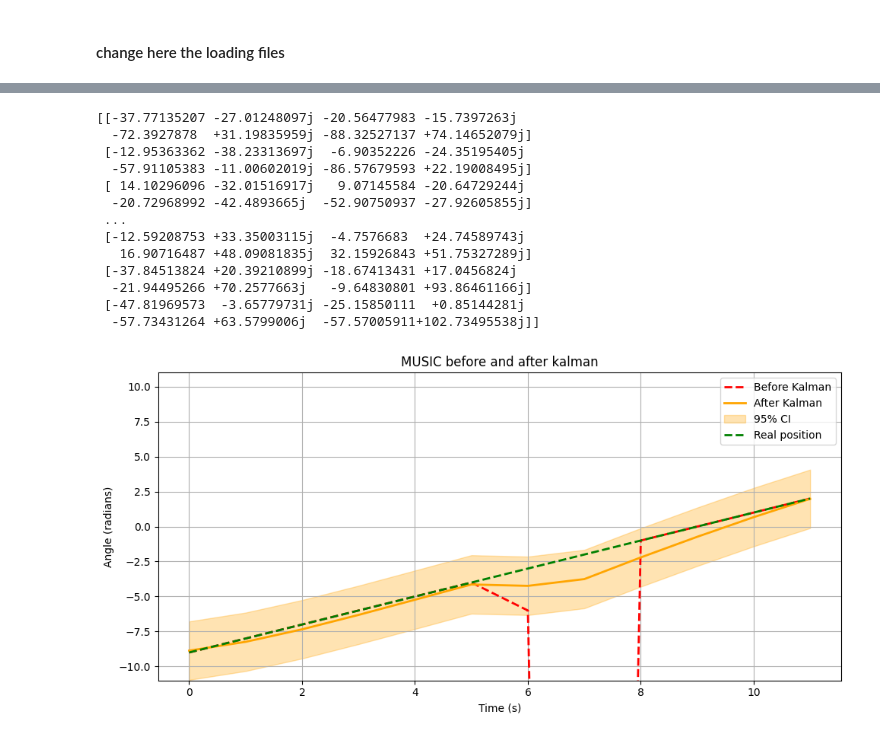
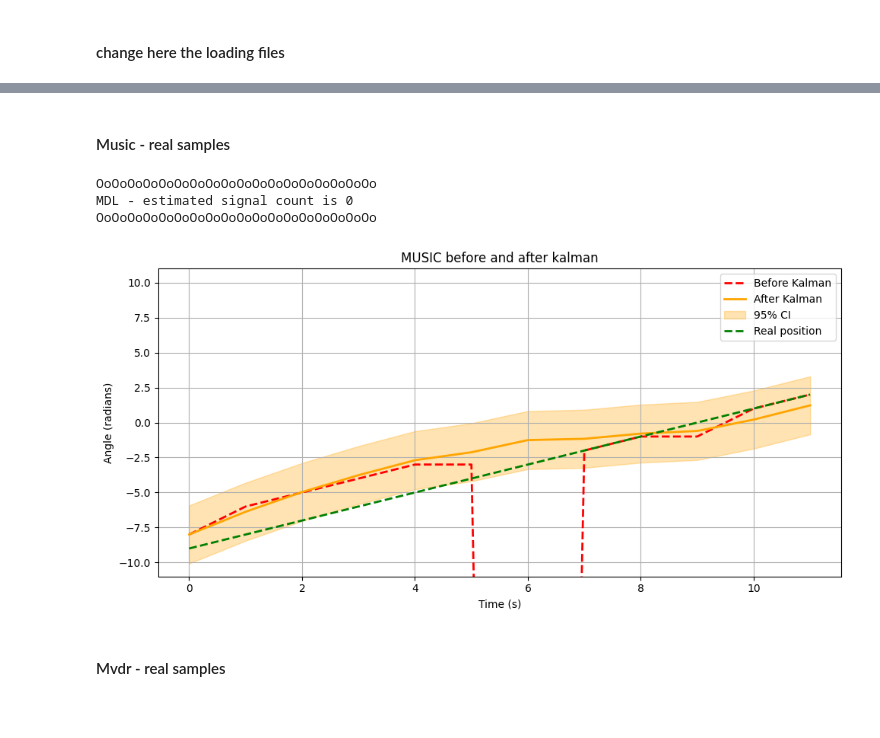
Before and after one commit to Danel-Var/Com_Project, a Jupyter notebook: 3. Phase and Gain distortion/GS_CALIBRATION+REAL_RECORDS.ipynb, the cells around one changed output, grey strips where cells are left out. Saved outputs shown, nothing was run; the diff lists cells and outputs as text; code cells hidden in the pictures; blank space fills up the shorter version.

```diff
--- a/3. Phase and Gain distortion/GS_CALIBRATION+REAL_RECORDS.ipynb
+++ b/3. Phase and Gain distortion/GS_CALIBRATION+REAL_RECORDS.ipynb
@@ -324,19 +325,19 @@ def D_Builder(DicOfRawData, maxAngel=60, resolution=10 ,distance=0.5*(3e8 / 28e9
 
 
     for i in DicOfRawData:
-      if (theta == 0):
-        continue
+      # if (theta == 0):
+      #   continue
       rawData= DicOfRawData[theta]
-      # get the mismatch
+      # ~~~~~~~ get the mismatch ~~~~~~~
       gain_mismatch, _= cgain(rawData,reference_ant) #shape of (4,)
       phase_mismatch, _= cphase(rawData=rawData,theta=theta,wave_length=wave_length,distance=distance,num_of_antennas=num_of_antennas,reference_ant=reference_ant) #shape of (4,)
-      #make them diagonal
+      #  ~~~~~~~  make them diagonal ~~~~~~~
       # gain_diag= np.diag(gain_mismatch / (gain_mismatch_zero + 1e-12)) #shape of 4x4
       gain_diag= np.diag(gain_mismatch) #shape of 4x4
       phase_diag= np.diag(phase_mismatch) #shape of 4x4
-      #calculate D
+      #  ~~~~~~~  calculate D ~~~~~~~
       D= gain_diag @ phase_diag #shape of 4x4
-      #insert it to dictionary
+      #  ~~~~~~~ insert it to dictionary ~~~~~~~
       D_MatrixDic[theta]= D
       theta += resolution
 
@@ -524,7 +550,7 @@ class KalmanFilter:
           outVarVec = []
           for sample in input:
               pos, var = None, None
-              if sample < 180 and sample > -180:
+              if sample < 91 and sample > -91:
                   pos, var = self.ApplyFilter(sample, dt)
               else:
                   pos, var = self.Override(dt)
@@ -868,16 +876,14 @@ def getDataForJupyter(folder_path,angles):
 # %% [markdown]
 #### change here the loading files
 # %%
-anglesForCal = range(-10, 11, 1)
+
+anglesForCal = range(-10, 11, 3)
 anglesForData = range(-10, 11, 1)
 
 #colab
 # from google.colab import files
 # uploaded = files.upload()
+print("for calibartion")
 calDic = getDataForColab(anglesForCal)
+print("for Data")
 dataDic =getDataForColab(anglesForData)
-
-#Jupyter
-# folder_path = 'C:\\Users\\danel\\anaconda3\\com_project\\outSorceData\\phase_cal_11_02_25_1_deg'
-# calDic = getDataForJupyter(folder_path,anglesForCal)
-# dataDic= getDataForJupyter(folder_path,anglesForData)
@@ -884,19 +908,5 @@ dataDic =getDataForColab(anglesForData)
-# %%
-print(calDic[-9])
-# %% [output]
-[[-37.77135207 -27.01248097j -20.56477983 -15.7397263j
-  -72.3927878  +31.19835959j -88.32527137 +74.14652079j]
- [-12.95363362 -38.23313697j  -6.90352226 -24.35195405j
-  -57.91105383 -11.00602019j -86.57679593 +22.19008495j]
- [ 14.10296096 -32.01516917j   9.07145584 -20.64729244j
-  -20.72968992 -42.4893665j  -52.90750937 -27.92605855j]
- ...
- [-12.59208753 +33.35003115j  -4.7576683  +24.74589743j
-   16.90716487 +48.09081835j  32.15926843 +51.75327289j]
- [-37.84513824 +20.39210899j -18.67413431 +17.0456824j
-  -21.94495266 +70.2577663j   -9.64830801 +93.86461166j]
- [-47.81969573  -3.65779731j -25.15850111  +0.85144281j
-  -57.73431264 +63.5799006j  -57.57005911+102.73495538j]]
+# %% [markdown]
+#### Music - real samples
 # %%
 # ~~~~~~~~~~~~~~~~~~~~
 # Algorithm parameters
@@ -916,7 +926,7 @@ d = wavelength / 2    # FIX - check the real dimentions of the system
 
 #R_Calculator = RCalculator(num_antennas, "alpha filter", 0.1)
 R_Calculator = RCalculator(num_antennas, "avarage", 0.1)
-Mdl = MdlForSigCnt(num_antennas, num_of_samples,10)
+Mdl = MdlForSigCnt(num_antennas, num_of_samples,50)
 music = MusicDoa(num_antennas, d, wavelength)
 Kalman_MUSIC = KalmanFilter(init_pos=-9, init_vel=1, init_var=10, measurments_var=3, proccess_variance=0.1)
 MUSIC_before_kalman = []
@@ -927,10 +937,10 @@ MUSIC_var_after_kalman = []
 # Calibration
 # ~~~~~~~~~~~
 
-D =  GetCalibrationMatrix(ant_num=4, DicOfRawData=calDic ,maxAngel=10, resolution_cal=1, resolution_theta=1, reference_ant=0)
-# D = D_creator(num_antennas, 10, resolution = 1)
-# D.GetSample(np.diag((1,1,1,1)), 0)
-# D.Interpulate()
+D =  GetCalibrationMatrix(ant_num=4, DicOfRawData=calDic ,maxAngel=10, resolution_cal=3, resolution_theta=1, reference_ant=0)
+D = D_creator(num_antennas, 10, resolution = 1, mode = "ZOH")
+D.GetSample(np.diag((1,1,1,1)), 0)
+D.Interpulate()
 
 # ~~~~~~~~~~~~~~~~~~~
 # Create input vector
@@ -939,37 +949,47 @@ D =  GetCalibrationMatrix(ant_num=4, DicOfRawData=calDic ,maxAngel=10, resolutio
 real_angles = np.arange(-9, 3, 1)
 #real_angles = np.ones(20, int) * 3
 inputFrames = GenInputFrames(Data=dataDic ,position_vec= real_angles,num_of_samples=num_of_samples)
 
 # ~~~~~~~~~~~~~
 # Run algorithm
 # ~~~~~~~~~~~~~
 
 for received_matrix in inputFrames:
     R = R_Calculator.GetSamples(received_matrix.T)
-    sig_cnt = Mdl.GetSamples(R)
-    #sig_cnt = 1
-    # Extract maximum
+    R1 = R.copy()
+    if len(MUSIC_var_after_kalman) != 0:
+        D_est = D.GetD(MUSIC_var_after_kalman[-1])
+        D_inv = np.linalg.inv(D_est)
+        D_inv_conj_H = np.conj(D_inv).T
+        R1 = D_inv_conj_H @ R1 @ D_inv
+    sig_cnt = Mdl.GetSamples(R1)
+
     if sig_cnt == 1:
         angles_music, power_music = music.GetSamples(R, D, scanAnglesDeg=np.arange(-10, 10, 1), signal_count=sig_cnt)
         peaksFinder = PeaksFinder(sig_cnt)
         musicPeack = peaksFinder.GetSamples(power_music, angles_music)
         MUSIC_before_kalman.append(musicPeack)
     else:
         MUSIC_before_kalman.append(-200) #Marks error, out of the vlid range
 
     outMUSIC, outVarMUSIC = Kalman_MUSIC.GetSampels(MUSIC_before_kalman[-1], 1)
     MUSIC_after_kalman.append(outMUSIC)
     MUSIC_var_after_kalman.append(outVarMUSIC)
 
 # ~~~~~
 # Plots
 # ~~~~~
 MUSIC_var_after_kalman = np.array(MUSIC_var_after_kalman)
 MUSIC_after_kalman = np.array(MUSIC_after_kalman)
 ciMUSIC = 1.96 * np.sqrt(outVarMUSIC) #95% Confidence intervals (±1.96 * std)
 PlotResults(MUSIC_before_kalman, MUSIC_after_kalman, ciMUSIC, real_position = real_angles, title = "MUSIC before and after kalman",y_lim=11)
 # %% [output]
+OoOoOoOoOoOoOoOoOoOoOoOoOoOoOoOoOoOo
+MDL - estimated signal count is 0
+OoOoOoOoOoOoOoOoOoOoOoOoOoOoOoOoOoOo
-[figure, old version]
+[figure, new version]
+# %% [markdown]
+#### Mvdr - real samples
 # %%
 # ~~~~~~~~~~~~~~~~~~~~
 # Algorithm parameters
```
Also changed, not shown: parts of 10 cells of this notebook.
